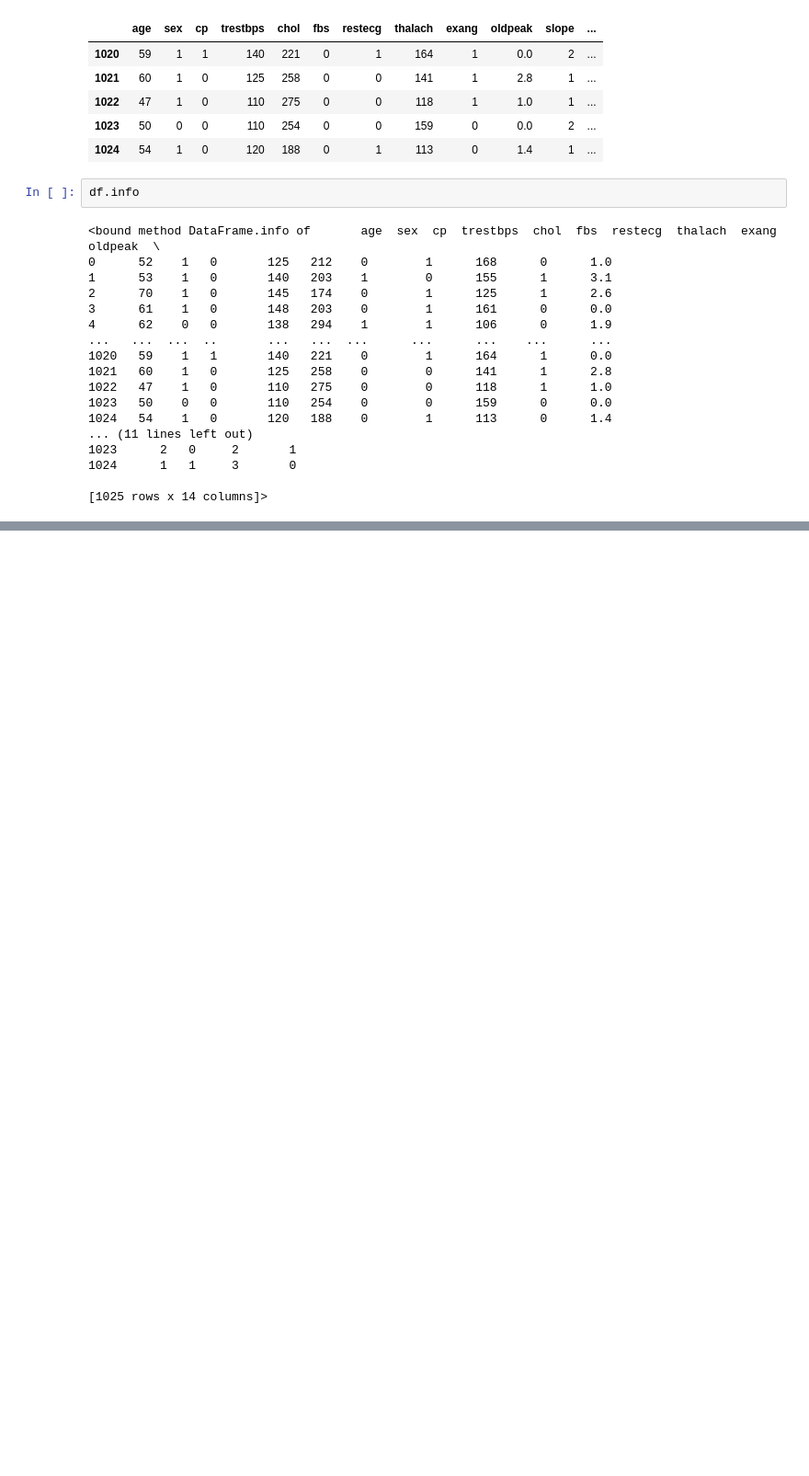
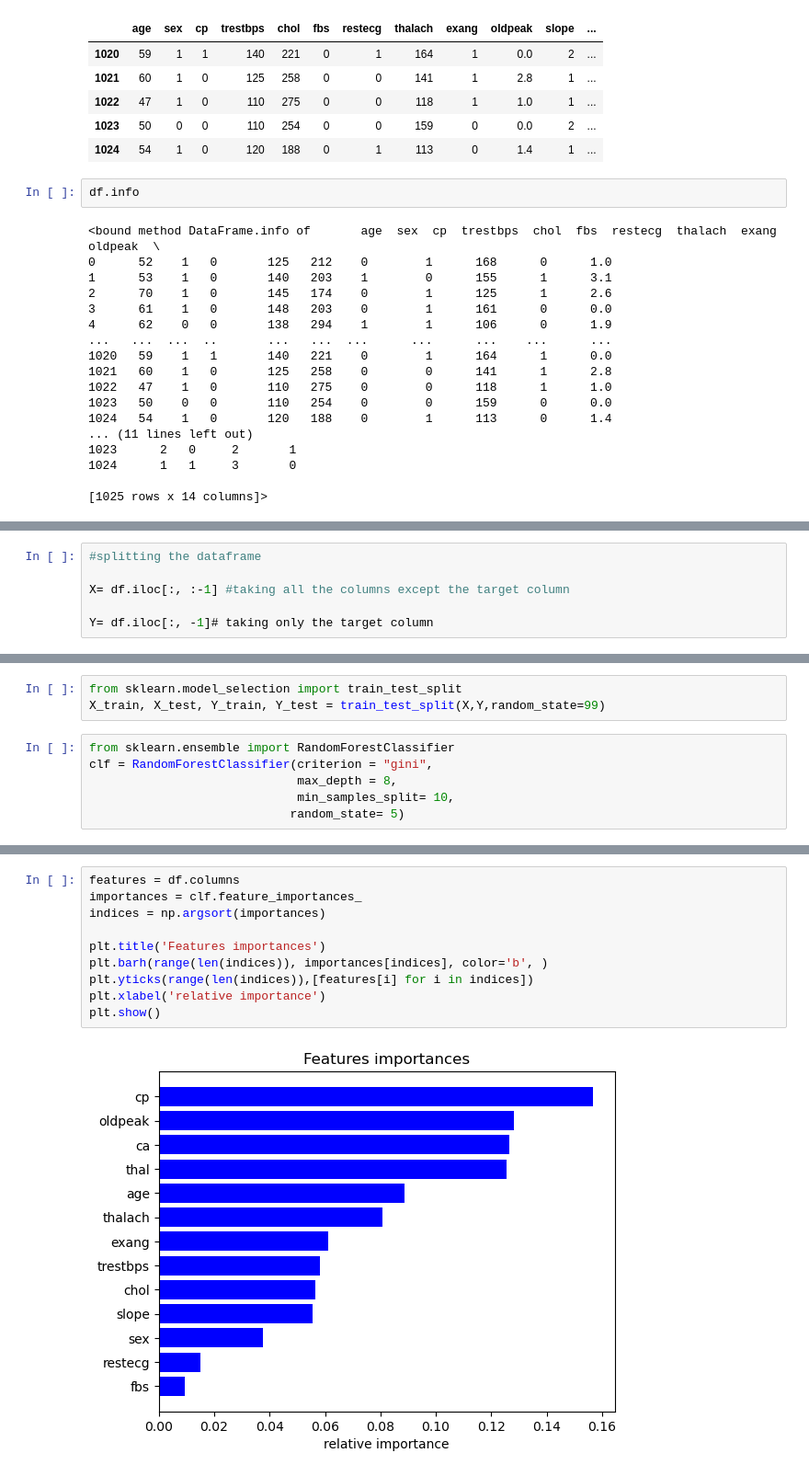
Before and after one commit to strhwke/MyCap-AI-Assignments, a Jupyter notebook: Assignment 5 random forest data classification.ipynb, the cells around one changed output, grey strips where cells are left out. Shown at 92% size. Cells and saved outputs as stored; diff of their text form; blank space fills up the shorter version.

```diff
--- a/Assignment 5 random forest data classification.ipynb
+++ b/Assignment 5 random forest data classification.ipynb
@@ -61,0 +117,6 @@ df. describe()
+# %%
+#splitting the dataframe
+
+X= df.iloc[:, :-1] #taking all the columns except the target column
+
+Y= df.iloc[:, -1]# taking only the target column
@@ -61,0 +131,9 @@ df. describe()
+# %%
+from sklearn.model_selection import train_test_split
+X_train, X_test, Y_train, Y_test = train_test_split(X,Y,random_state=99)
+# %%
+from sklearn.ensemble import RandomForestClassifier
+clf = RandomForestClassifier(criterion = "gini",
+                             max_depth = 8,
+                             min_samples_split= 10,
+                            random_state= 5)
@@ -61,0 +204,12 @@ df. describe()
+# %%
+features = df.columns
+importances = clf.feature_importances_
+indices = np.argsort(importances)
+
+plt.title('Features importances')
+plt.barh(range(len(indices)), importances[indices], color='b', )
+plt.yticks(range(len(indices)),[features[i] for i in indices])
+plt.xlabel('relative importance')
+plt.show()
+# %% [output]
+[figure, added]
```
Also changed, not shown: parts of 21 cells of this notebook.
